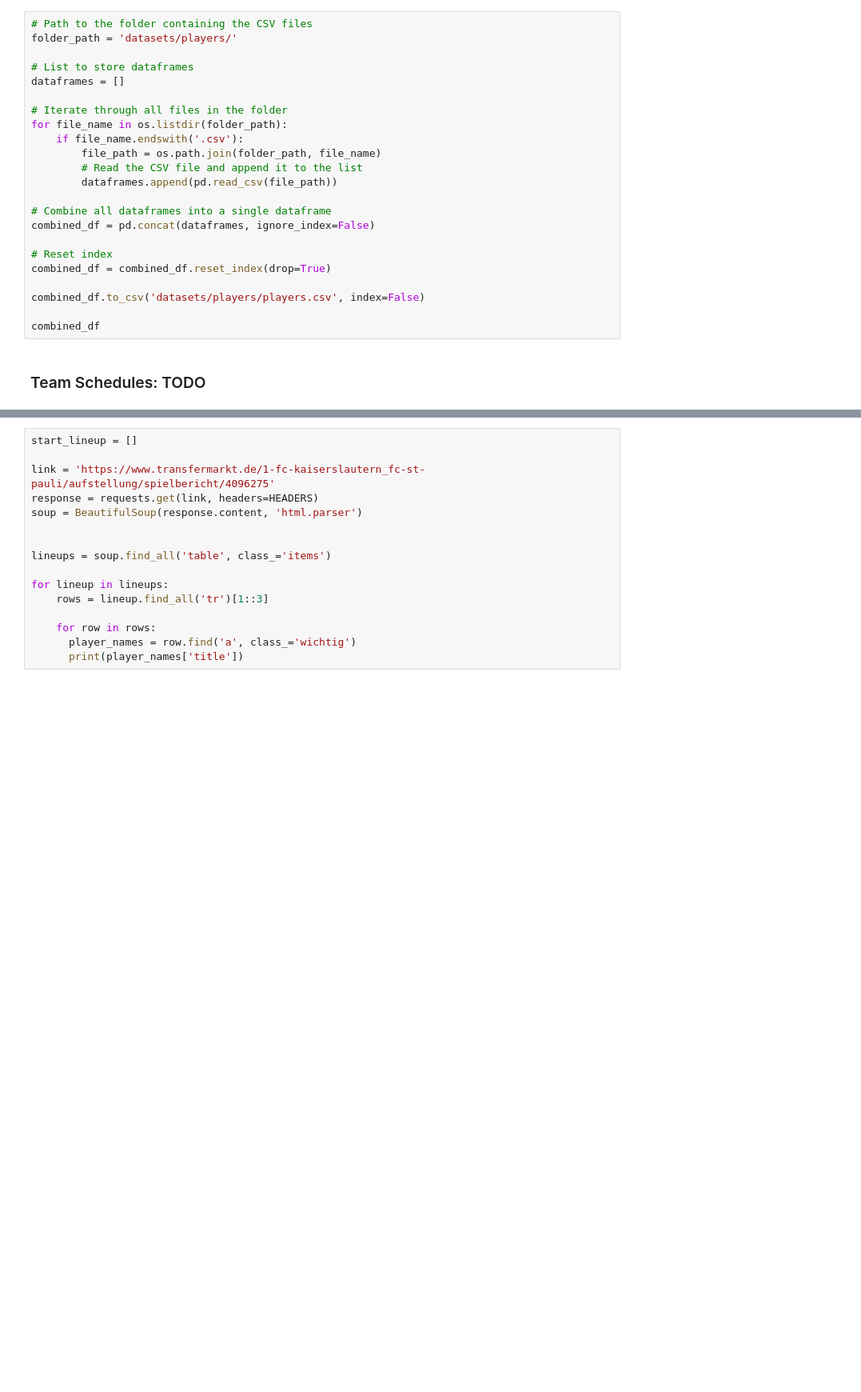
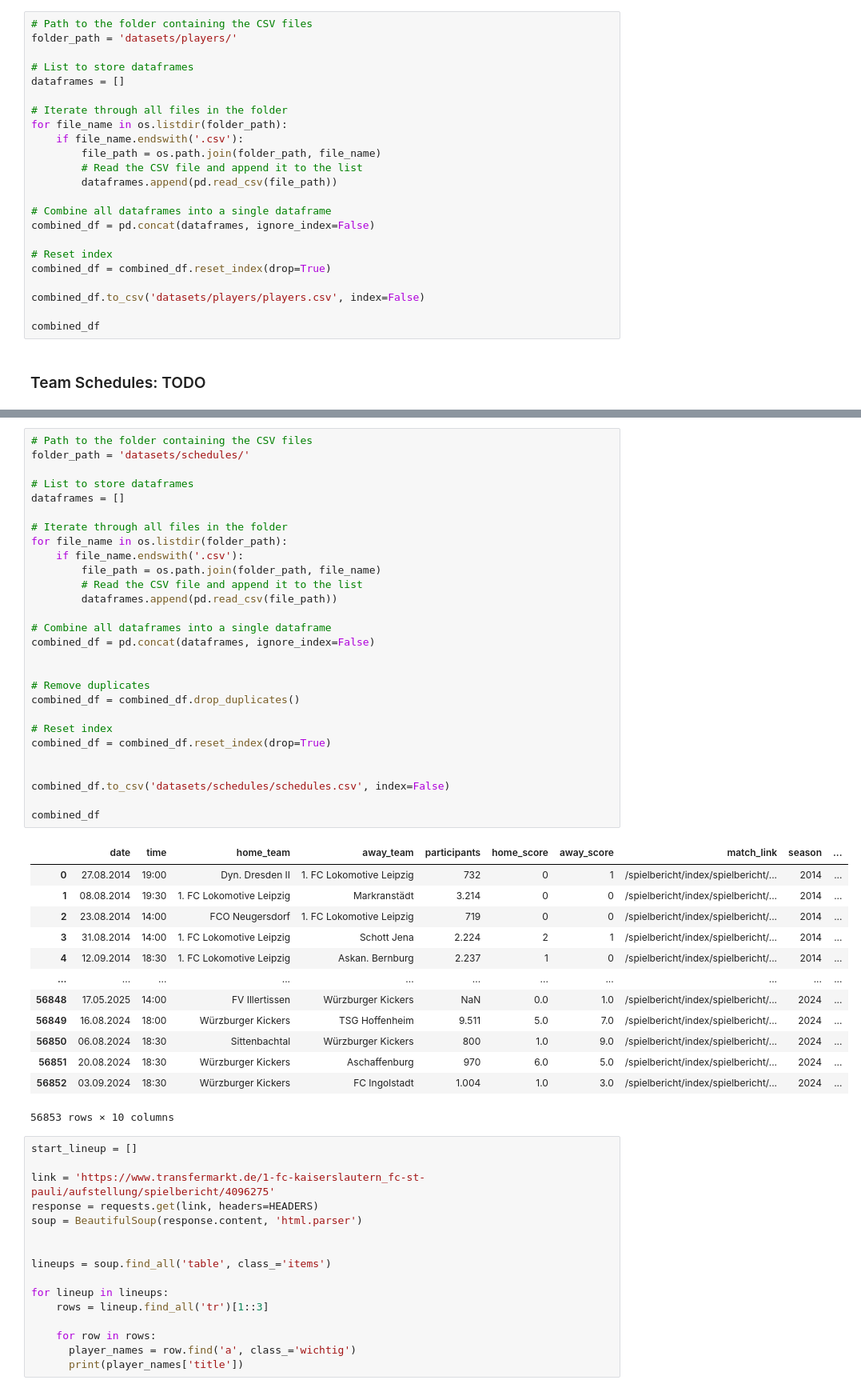
Before and after one commit to armin2080/DFB-Cup, a Jupyter notebook: notebook.ipynb, the cells around one changed output, grey strips where cells are left out. Shown at 80% size. Drawn from its saved outputs; the diff is of its cells as text; blank space fills up the shorter version.

Commit message:
Schedule scraper added

```diff
--- a/notebook.ipynb
+++ b/notebook.ipynb
@@ -367,3 +392,45 @@ df
+# %%
+# Path to the folder containing the CSV files
+folder_path = 'datasets/schedules/'
+
+# List to store dataframes
+dataframes = []
+
+# Iterate through all files in the folder
+for file_name in os.listdir(folder_path):
+    if file_name.endswith('.csv'):
+        file_path = os.path.join(folder_path, file_name)
+        # Read the CSV file and append it to the list
+        dataframes.append(pd.read_csv(file_path))
+
+# Combine all dataframes into a single dataframe
+combined_df = pd.concat(dataframes, ignore_index=False)
+
+
+# Remove duplicates
+combined_df = combined_df.drop_duplicates()
+
+# Reset index
+combined_df = combined_df.reset_index(drop=True)
+
+
+combined_df.to_csv('datasets/schedules/schedules.csv', index=False)
+
+combined_df
+# %% [output]
+|  | date | time | home_team | away_team | participants | home_score | away_score | match_link | season | ... |
+| 0 | 27.08.2014 | 19:00 | Dyn. Dresden II | 1. FC Lokomotive Leipzig | 732 | 0 | 1 | /spielbericht/index/spielbericht/... | 2014 | ... |
+| 1 | 08.08.2014 | 19:30 | 1. FC Lokomotive Leipzig | Markranstädt | 3.214 | 0 | 0 | /spielbericht/index/spielbericht/... | 2014 | ... |
+| 2 | 23.08.2014 | 14:00 | FCO Neugersdorf | 1. FC Lokomotive Leipzig | 719 | 0 | 0 | /spielbericht/index/spielbericht/... | 2014 | ... |
+| 3 | 31.08.2014 | 14:00 | 1. FC Lokomotive Leipzig | Schott Jena | 2.224 | 2 | 1 | /spielbericht/index/spielbericht/... | 2014 | ... |
+| 4 | 12.09.2014 | 18:30 | 1. FC Lokomotive Leipzig | Askan. Bernburg | 2.237 | 1 | 0 | /spielbericht/index/spielbericht/... | 2014 | ... |
+| ... | ... | ... | ... | ... | ... | ... | ... | ... | ... | ... |
+| 56848 | 17.05.2025 | 14:00 | FV Illertissen | Würzburger Kickers | NaN | 0.0 | 1.0 | /spielbericht/index/spielbericht/... | 2024 | ... |
+| 56849 | 16.08.2024 | 18:00 | Würzburger Kickers | TSG Hoffenheim | 9.511 | 5.0 | 7.0 | /spielbericht/index/spielbericht/... | 2024 | ... |
+| 56850 | 06.08.2024 | 18:30 | Sittenbachtal | Würzburger Kickers | 800 | 1.0 | 9.0 | /spielbericht/index/spielbericht/... | 2024 | ... |
+| 56851 | 20.08.2024 | 18:30 | Würzburger Kickers | Aschaffenburg | 970 | 6.0 | 5.0 | /spielbericht/index/spielbericht/... | 2024 | ... |
+| 56852 | 03.09.2024 | 18:30 | Würzburger Kickers | FC Ingolstadt | 1.004 | 1.0 | 3.0 | /spielbericht/index/spielbericht/... | 2024 | ... |
+56853 rows × 10 columns
 # %%
 start_lineup = []
 
```
Also changed, not shown: parts of 2 cells of this notebook.
